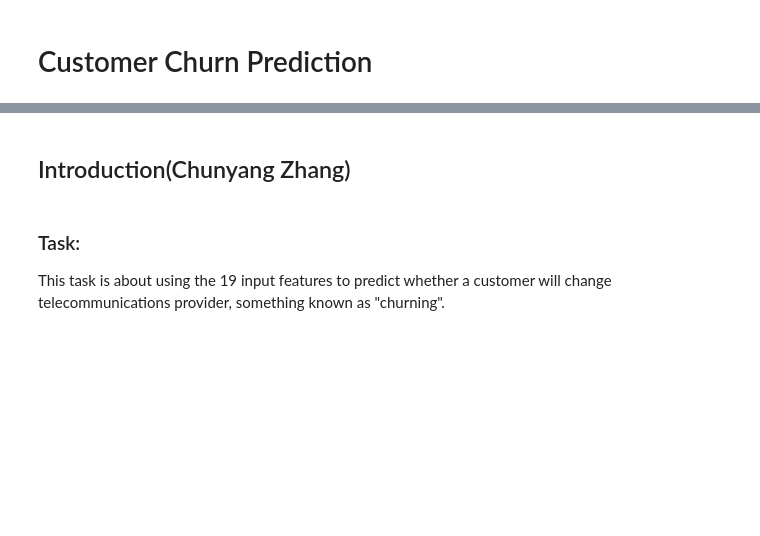
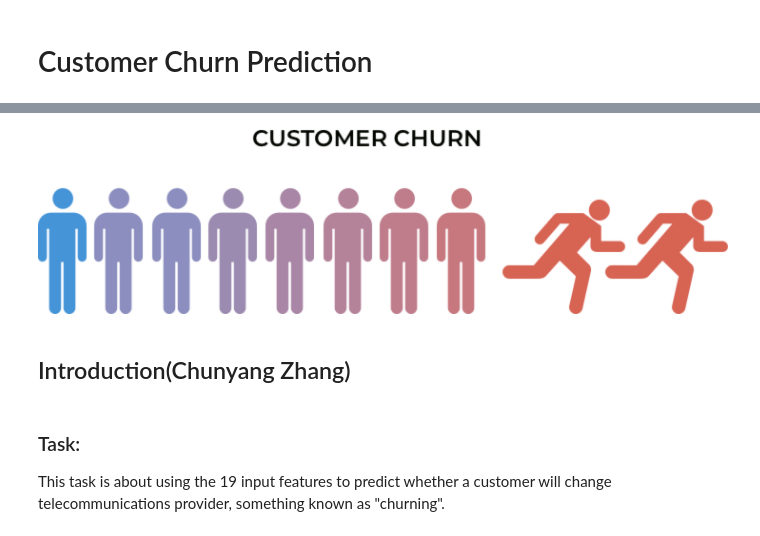
Before and after one commit to hantaoxiao/301000-Project1, a Jupyter notebook: 30100_Project1.ipynb, the cells around one changed output, grey strips where cells are left out. Drawn from its saved outputs; the diff is of its cells as text; code cells hidden in the pictures; blank space fills up the shorter version.

```diff
--- a/30100_Project1.ipynb
+++ b/30100_Project1.ipynb
@@ -5,3 +5,8 @@
+# %%
+from IPython.display import Image
+Image(filename='/Users/adair/Desktop/coding/MACS30100/customer-churn-prediction-2020/WechatIMG151.png')
+# %% [output]
+[figure, added]
 # %% [markdown]
 ## Introduction(Chunyang Zhang)
 # %% [markdown]
```
Also changed, not shown: parts of 2 cells of this notebook.
